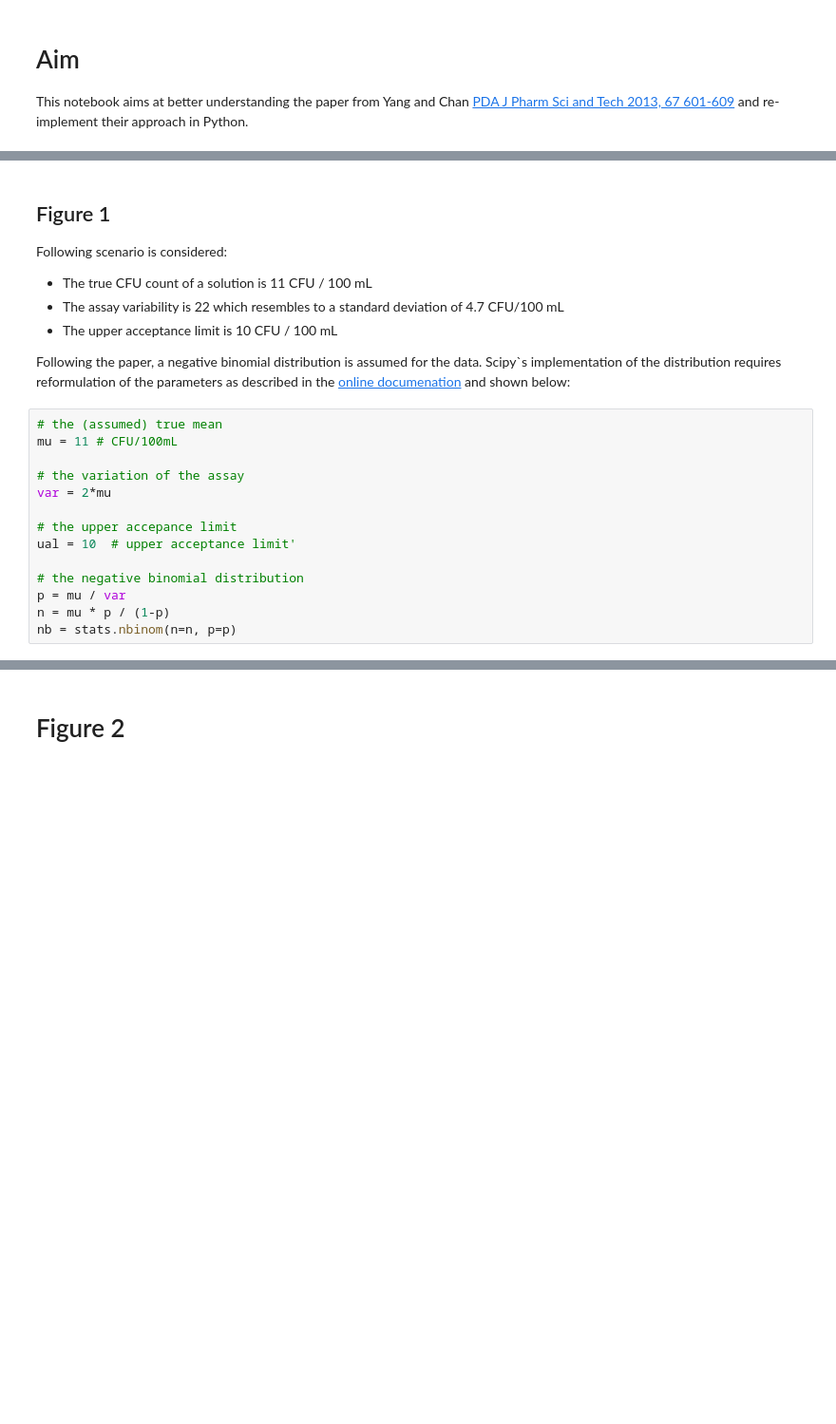
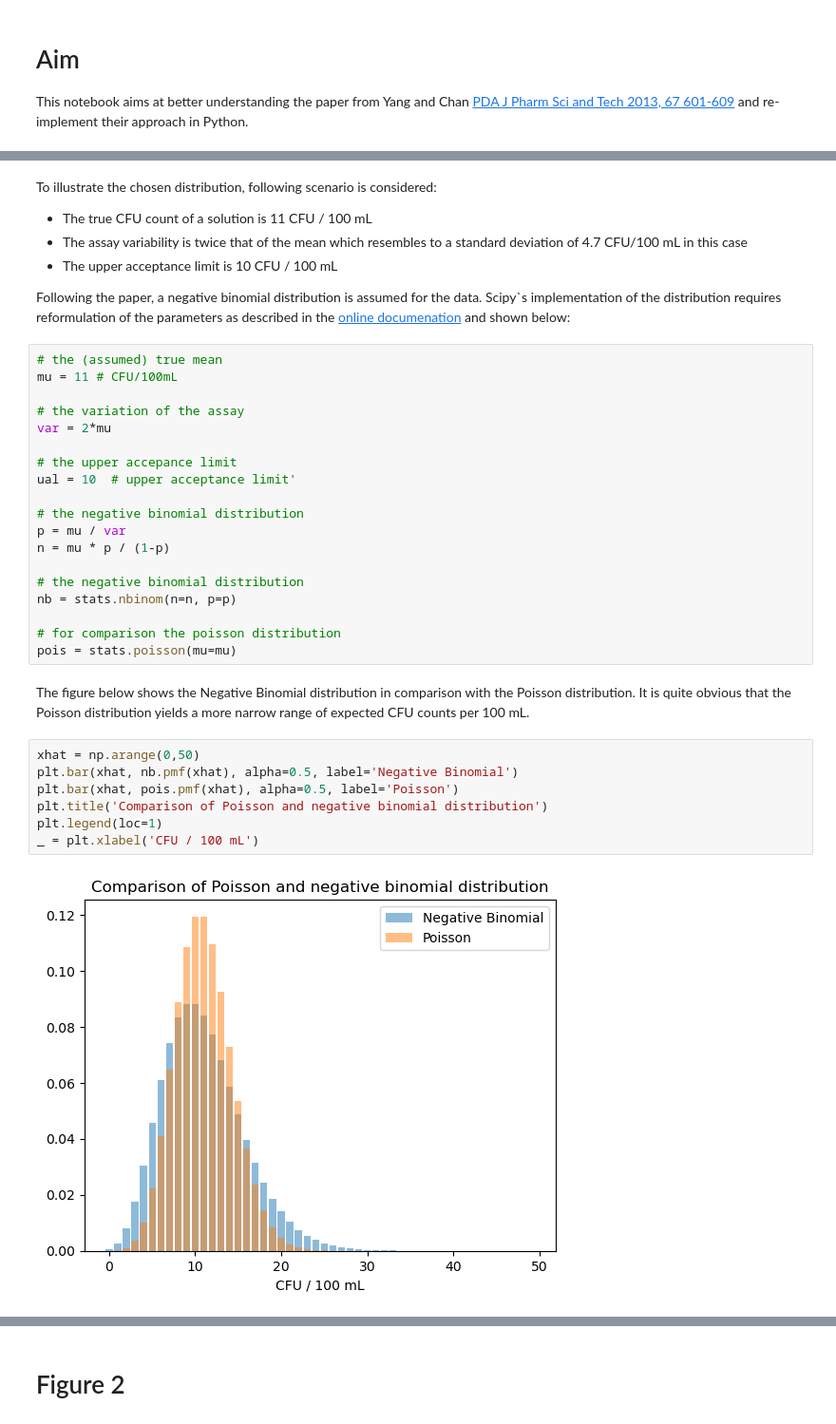
Before and after one commit to MoritzImendoerffer/bioburden_limits, a Jupyter notebook: yang_2013.ipynb, the cells around one changed output, grey strips where cells are left out. Shown at 95% size. Cells and saved outputs as stored; diff of their text form; blank space fills up the shorter version.

```diff
--- a/yang_2013.ipynb
+++ b/yang_2013.ipynb
@@ -15,10 +19,8 @@ justified. This paper introduces a risk-based method to establish pre-filtration
 # %% [markdown]
-## Figure 1
-
-Following scenario is considered:
+To illustrate the chosen distribution, following scenario is considered:
 
 - The true CFU count of a solution is 11 CFU / 100 mL
-- The assay variability is 22 which resembles to a standard deviation of 4.7 CFU/100 mL
+- The assay variability is twice that of the mean which resembles to a standard deviation of 4.7 CFU/100 mL in this case
 - The upper acceptance limit is 10 CFU / 100 mL
 
 Following the paper, a negative binomial distribution is assumed for the data. Scipy`s implementation of the distribution requires reformulation of the parameters as described in the [online documenation](https://docs.scipy.org/doc/scipy/reference/generated/scipy.stats.nbinom.html) and shown below:
@@ -35,4 +37,20 @@ ual = 10  # upper acceptance limit'
 # the negative binomial distribution
 p = mu / var
 n = mu * p / (1-p)
+
+# the negative binomial distribution
 nb = stats.nbinom(n=n, p=p)
+
+# for comparison the poisson distribution
+pois = stats.poisson(mu=mu)
+# %% [markdown]
+The figure below shows the Negative Binomial distribution in comparison with the Poisson distribution. It is quite obvious that the Poisson distribution yields a more narrow range of expected CFU counts per 100 mL.
+# %%
+xhat = np.arange(0,50)
+plt.bar(xhat, nb.pmf(xhat), alpha=0.5, label='Negative Binomial')
+plt.bar(xhat, pois.pmf(xhat), alpha=0.5, label='Poisson')
+plt.title('Comparison of Poisson and negative binomial distribution')
+plt.legend(loc=1)
+_ = plt.xlabel('CFU / 100 mL')
+# %% [output]
+[figure, added]
```
Also changed, not shown: parts of 11 cells of this notebook.
